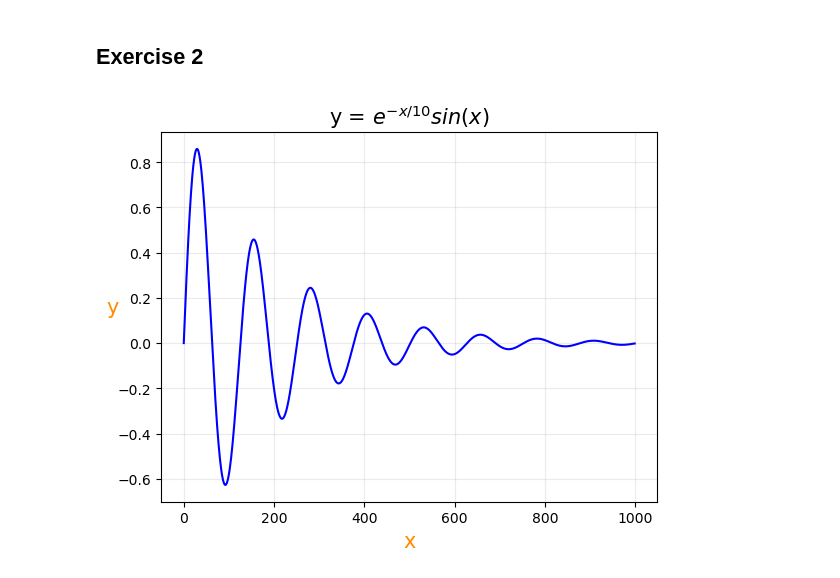
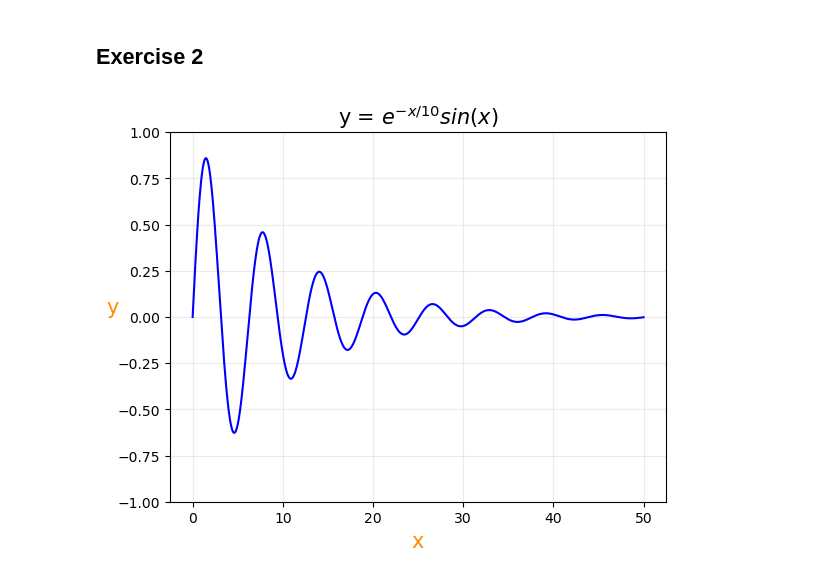
Before and after one commit to SPS-SP2273/learning-portfolio-2024-aug-ninglohh, a Jupyter notebook: 7.2_plotting__exercises/plotting_(need)_exercises.ipynb, the cells around one changed output. Cells and saved outputs as stored; diff of their text form; code cells hidden in the pictures.

Commit message:
READY FOR REVIEW AGAIN! (plotting need exercise)

```diff
--- a/7.2_plotting__exercises/plotting_(need)_exercises.ipynb
+++ b/7.2_plotting__exercises/plotting_(need)_exercises.ipynb
@@ -168,18 +168,18 @@ plt.show()
 # %%
 import numpy as np
 import math
+y = np.exp(-x/10) * np.sin(x)
+plt.ylim([-1, 1])
+
 x = np.linspace(0,50,1000)
-y = np.linspace(-1, 1)
-
-equation_x = np.exp(-x/10) * np.sin(x)
 
 plt.grid(alpha=.25)
 
-plt.plot(equation_x, color='blue')
+plt.plot(x, y, color='blue') # plot both x and y
 
 plt.xlabel('x', fontsize=15, color='darkorange')
 plt.ylabel('y', rotation=0, fontsize=15, color='darkorange')
 plt.title('y = $e^{-x/10}sin(x)$', fontsize=15)
 plt.show()
 # %% [output]
-[figure, old version]
+[figure, new version]
```
